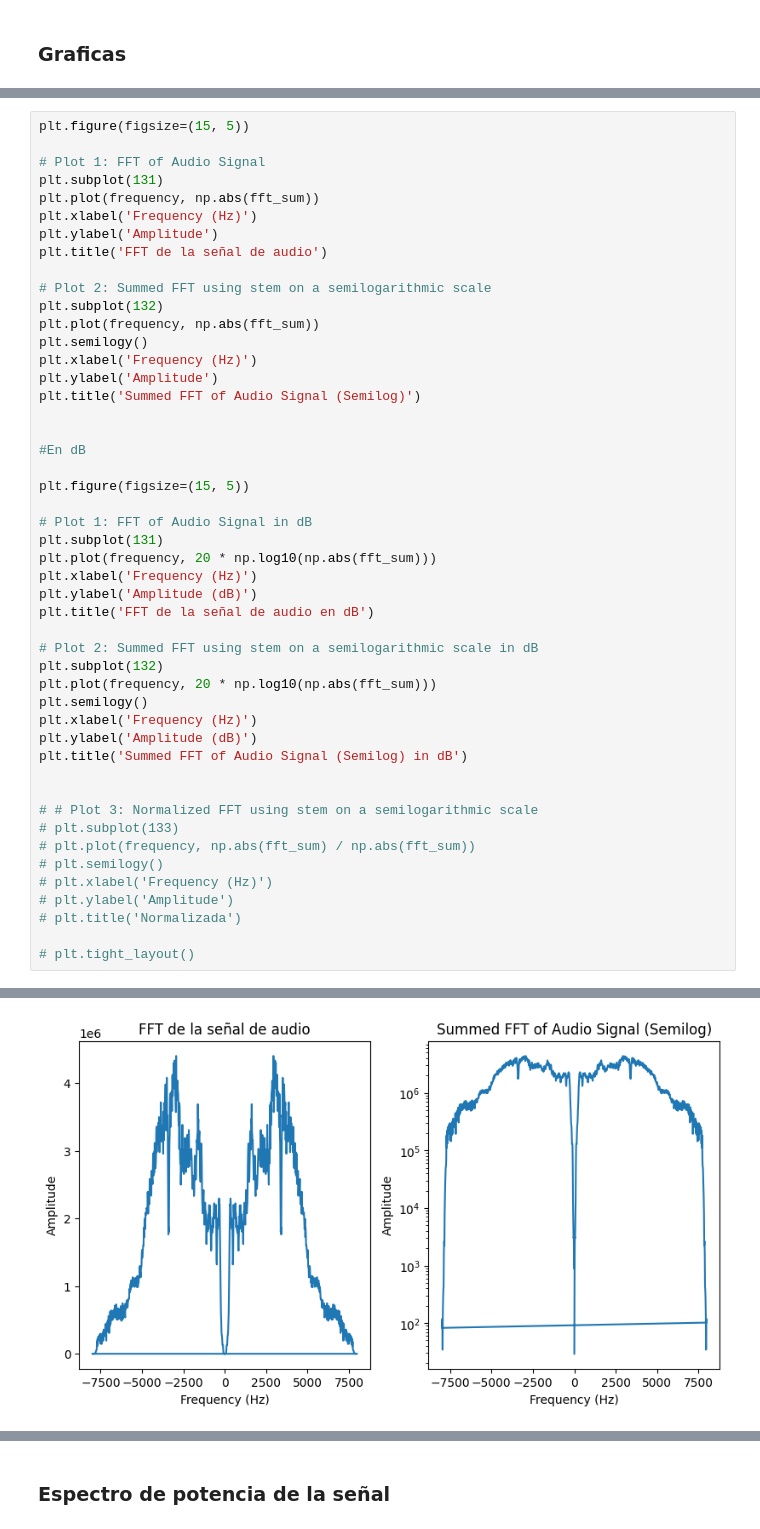
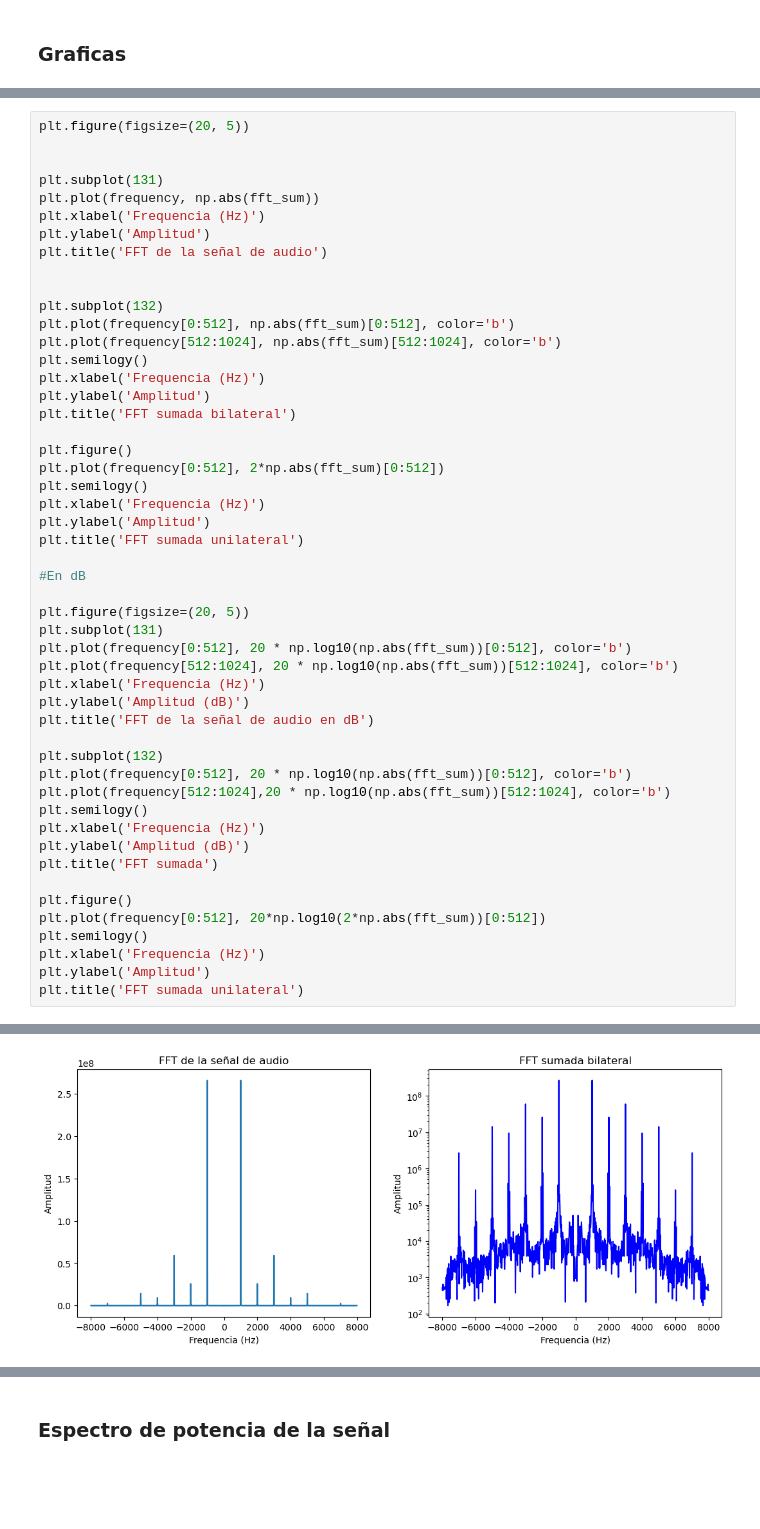
Before and after one commit to crisart2001/Taller_Instrumentacion, a Jupyter notebook: lab_1/lab1.ipynb, the cells around one changed output, grey strips where cells are left out. Saved outputs shown, nothing was run; the diff lists cells and outputs as text; blank space fills up the shorter version.

```diff
--- a/lab_1/lab1.ipynb
+++ b/lab_1/lab1.ipynb
@@ -88,49 +88,51 @@ plt.grid()
 # %%
-plt.figure(figsize=(15, 5))
+plt.figure(figsize=(20, 5))
 
-# Plot 1: FFT of Audio Signal
+
 plt.subplot(131)
 plt.plot(frequency, np.abs(fft_sum))
-plt.xlabel('Frequency (Hz)')
-plt.ylabel('Amplitude')
+plt.xlabel('Frequencia (Hz)')
+plt.ylabel('Amplitud')
 plt.title('FFT de la señal de audio')
 
-# Plot 2: Summed FFT using stem on a semilogarithmic scale
+
 plt.subplot(132)
-plt.plot(frequency, np.abs(fft_sum))
+plt.plot(frequency[0:512], np.abs(fft_sum)[0:512], color='b')
+plt.plot(frequency[512:1024], np.abs(fft_sum)[512:1024], color='b')
 plt.semilogy()
-plt.xlabel('Frequency (Hz)')
-plt.ylabel('Amplitude')
-plt.title('Summed FFT of Audio Signal (Semilog)')
+plt.xlabel('Frequencia (Hz)')
+plt.ylabel('Amplitud')
+plt.title('FFT sumada bilateral')
 
+plt.figure()
+plt.plot(frequency[0:512], 2*np.abs(fft_sum)[0:512])
+plt.semilogy()
+plt.xlabel('Frequencia (Hz)')
+plt.ylabel('Amplitud')
+plt.title('FFT sumada unilateral')
 
 #En dB
 
-plt.figure(figsize=(15, 5))
-
-# Plot 1: FFT of Audio Signal in dB
+plt.figure(figsize=(20, 5))
 plt.subplot(131)
-plt.plot(frequency, 20 * np.log10(np.abs(fft_sum)))
-plt.xlabel('Frequency (Hz)')
-plt.ylabel('Amplitude (dB)')
+plt.plot(frequency[0:512], 20 * np.log10(np.abs(fft_sum))[0:512], color='b')
+plt.plot(frequency[512:1024], 20 * np.log10(np.abs(fft_sum))[512:1024], color='b')
+plt.xlabel('Frequencia (Hz)')
+plt.ylabel('Amplitud (dB)')
 plt.title('FFT de la señal de audio en dB')
 
-# Plot 2: Summed FFT using stem on a semilogarithmic scale in dB
 plt.subplot(132)
-plt.plot(frequency, 20 * np.log10(np.abs(fft_sum)))
+plt.plot(frequency[0:512], 20 * np.log10(np.abs(fft_sum))[0:512], color='b')
+plt.plot(frequency[512:1024],20 * np.log10(np.abs(fft_sum))[512:1024], color='b')
 plt.semilogy()
-plt.xlabel('Frequency (Hz)')
-plt.ylabel('Amplitude (dB)')
-plt.title('Summed FFT of Audio Signal (Semilog) in dB')
+plt.xlabel('Frequencia (Hz)')
+plt.ylabel('Amplitud (dB)')
+plt.title('FFT sumada')
 
-
-# # Plot 3: Normalized FFT using stem on a semilogarithmic scale
-# plt.subplot(133)
-# plt.plot(frequency, np.abs(fft_sum) / np.abs(fft_sum))
-# plt.semilogy()
-# plt.xlabel('Frequency (Hz)')
-# plt.ylabel('Amplitude')
-# plt.title('Normalizada')
-
-# plt.tight_layout()
+plt.figure()
+plt.plot(frequency[0:512], 20*np.log10(2*np.abs(fft_sum))[0:512])
+plt.semilogy()
+plt.xlabel('Frequencia (Hz)')
+plt.ylabel('Amplitud')
+plt.title('FFT sumada unilateral')
 # %% [output]
@@ -138 +140 @@ Text(0.5, 1.0, 'Summed FFT of Audio Signal (Semilog) in dB')
-[figure, old version]
+[figure, new version]
```
Also changed, not shown: parts of 7 cells of this notebook.
